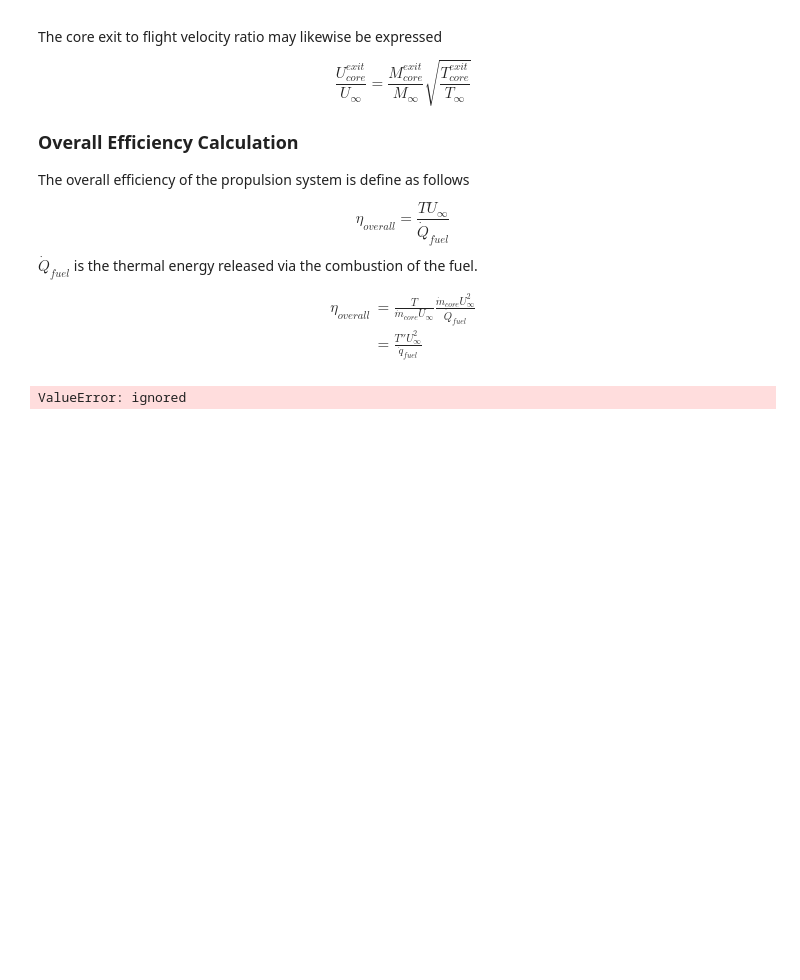
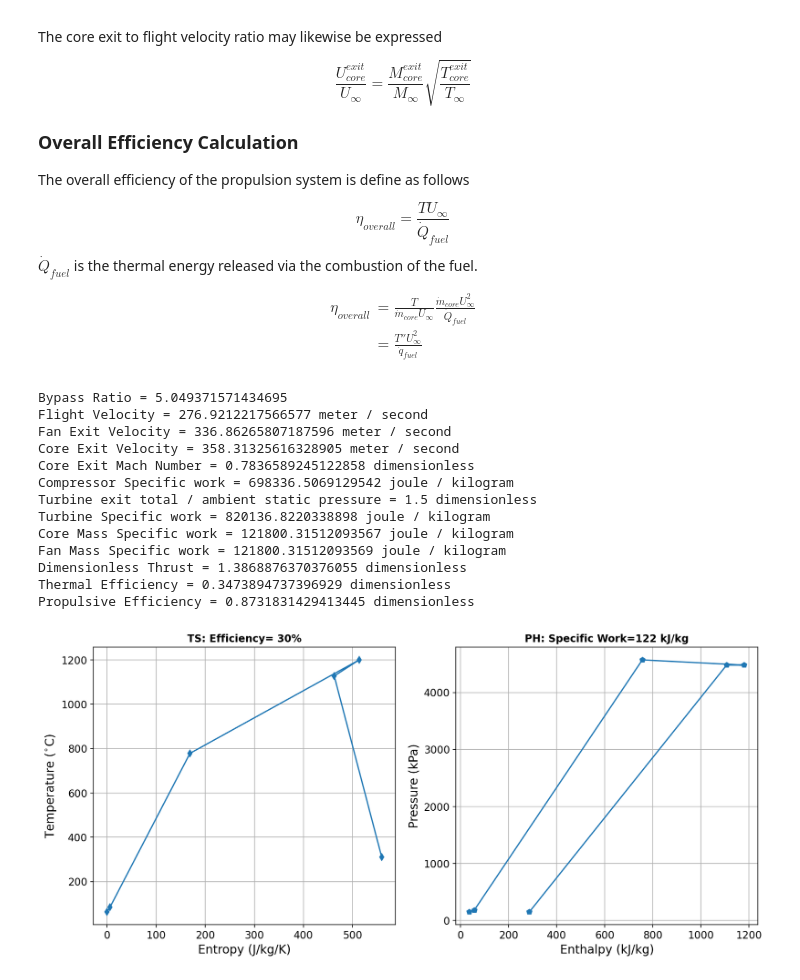
Before and after one commit to davetew/Zero-Carbon-Aviation, a Jupyter notebook: Dual_Cycle_Propulsion_System_Integration.ipynb, the cells around one changed output. Drawn from its saved outputs; the diff is of its cells as text; code cells hidden in the pictures; blank space fills up the shorter version.

Commit message:
Nearly complete working initial draft of SimpleTurboFan

```diff
--- a/Dual_Cycle_Propulsion_System_Integration.ipynb
+++ b/Dual_Cycle_Propulsion_System_Integration.ipynb
@@ -444,5 +437,31 @@ class SimpleTurboFan:
-# %%
-test = SimpleTurboFan().cycleTemperatures
-print(test)
-# %% [output]
-ValueError: ignored
+# %%
+tf = SimpleTurboFan()
+print(f'Bypass Ratio = {tf.BypRatio}')
+print(f'Flight Velocity = {tf.U_flight}')
+print(f'Fan Exit Velocity = {tf.U_fan_exit}')
+print(f'Core Exit Velocity = {tf.U_core_exit}')
+print(f'Core Exit Mach Number = {tf.M_core_exit}')
+print(f'Compressor Specific work = {tf.compressor_specific_work}')
+print(f'Turbine exit total / ambient static pressure = {tf.P_turbine_exit.to("kPa")/tf.ambient["p"]}')
+print(f'Turbine Specific work = {tf.turbine_specific_work}')
+print(f'Core Mass Specific work = {tf.core_mass_specific_work}')
+print(f'Fan Mass Specific work = {tf.fan_core_mass_specific_work()}')
+print(f'Dimensionless Thrust = {tf.thrust}')
+print(f'Thermal Efficiency = {tf.thermal_efficiency}')
+print(f'Propulsive Efficiency = {tf.propulsive_efficiency}')
+tf.cycleDiagrams()
+# %% [output]
+Bypass Ratio = 5.049371571434695
+Flight Velocity = 276.9212217566577 meter / second
+Fan Exit Velocity = 336.86265807187596 meter / second
+Core Exit Velocity = 358.31325616328905 meter / second
+Core Exit Mach Number = 0.7836589245122858 dimensionless
+Compressor Specific work = 698336.5069129542 joule / kilogram
+Turbine exit total / ambient static pressure = 1.5 dimensionless
+Turbine Specific work = 820136.8220338898 joule / kilogram
+Core Mass Specific work = 121800.31512093567 joule / kilogram
+Fan Mass Specific work = 121800.31512093569 joule / kilogram
+Dimensionless Thrust = 1.3868876370376055 dimensionless
+Thermal Efficiency = 0.3473894737396929 dimensionless
+Propulsive Efficiency = 0.8731831429413445 dimensionless
+[figure, added]
```
Also changed, not shown: parts of 3 cells of this notebook.
